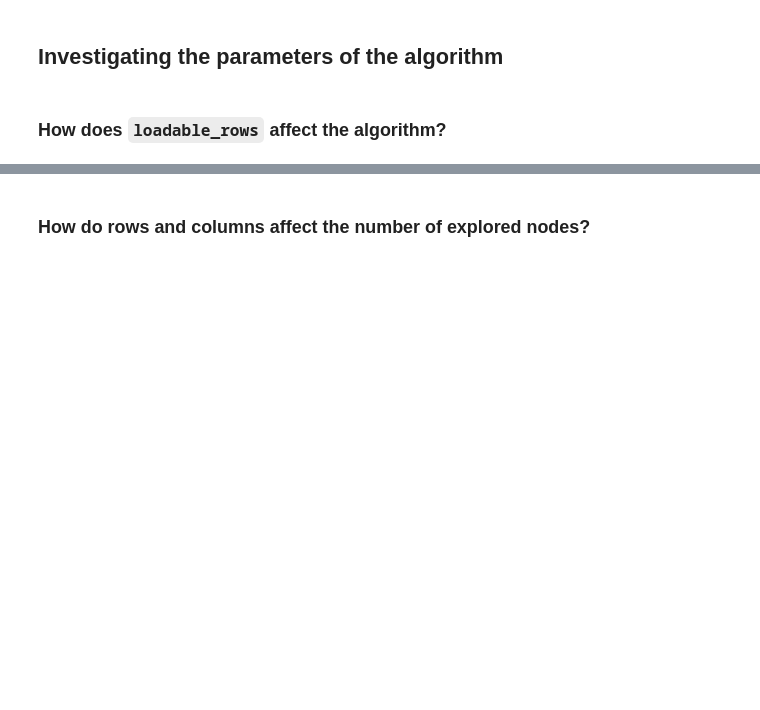
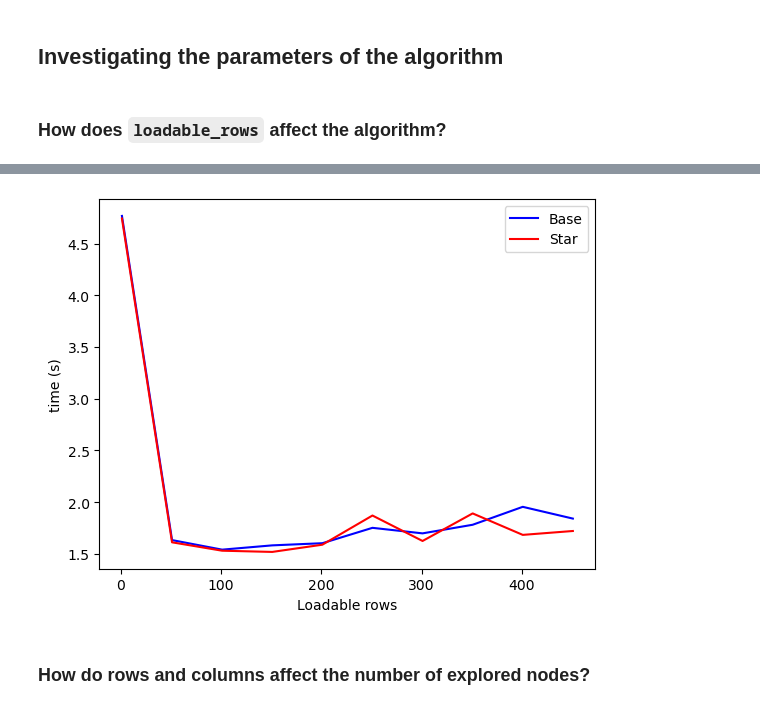
Before and after one commit to festad/University-Notes, a Jupyter notebook: algstrdat/prog/py/mem_eff_exact_cover.ipynb, the cells around one changed output, grey strips where cells are left out. Saved outputs shown, nothing was run; the diff lists cells and outputs as text; code cells hidden in the pictures; blank space fills up the shorter version.

```diff
--- a/algstrdat/prog/py/mem_eff_exact_cover.ipynb
+++ b/algstrdat/prog/py/mem_eff_exact_cover.ipynb
@@ -1347,0 +1337,2 @@ Explored: 238471
+# %%
+i_list_r, times_r, times_star_r = get_time_to_solve(N, M, reverse=True)
@@ -1348,3 +1357,15 @@ Explored: 238471
+# %%
+plt.xlabel("Loadable rows")
+plt.ylabel("time (s)")
+plt.title(f"")
+plt.plot(i_list_r, times_r, color='blue', label='Base')
+plt.plot(i_list_r, times_star_r, color='red', label='Star')
+plt.legend()
+# export to svg with high dpi
+plt.savefig(path_out+"loadable_rows_time_diff_rev.svg", dpi=300)
+plt.show()
+# %% [output]
+[figure, added]
 # %% [markdown]
 ### How do rows and columns affect the number of explored nodes?
 # %%
```
Also changed, not shown: parts of 19 cells of this notebook, 14 other files.
